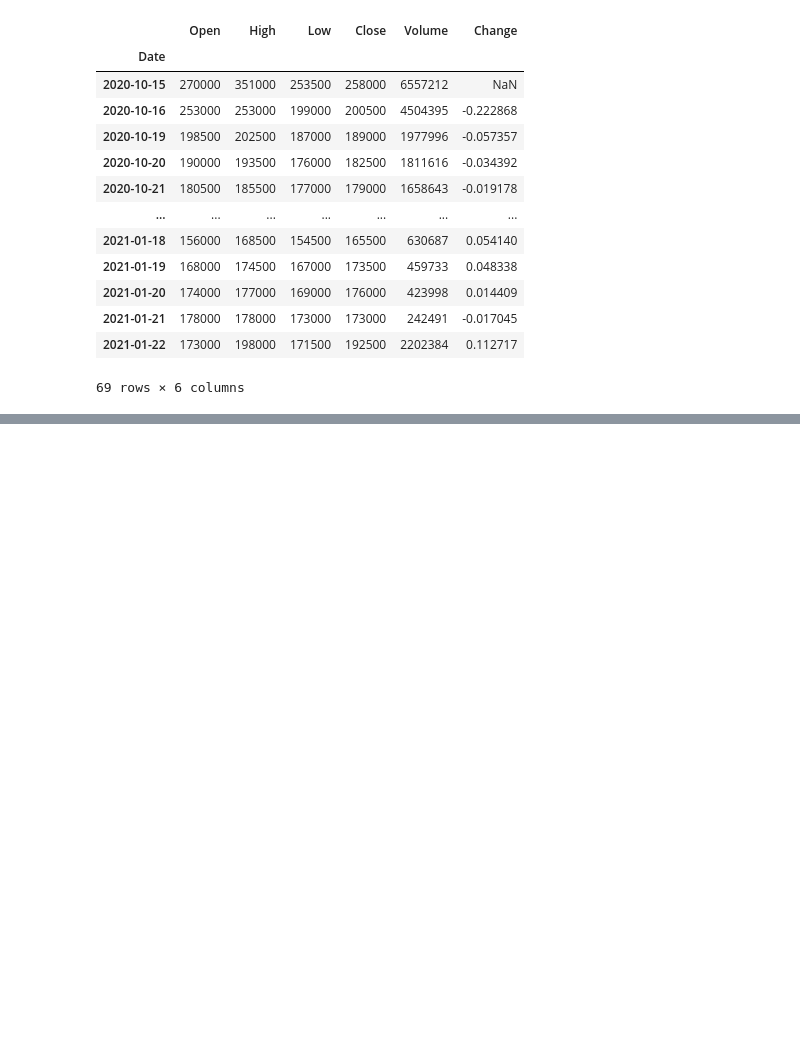
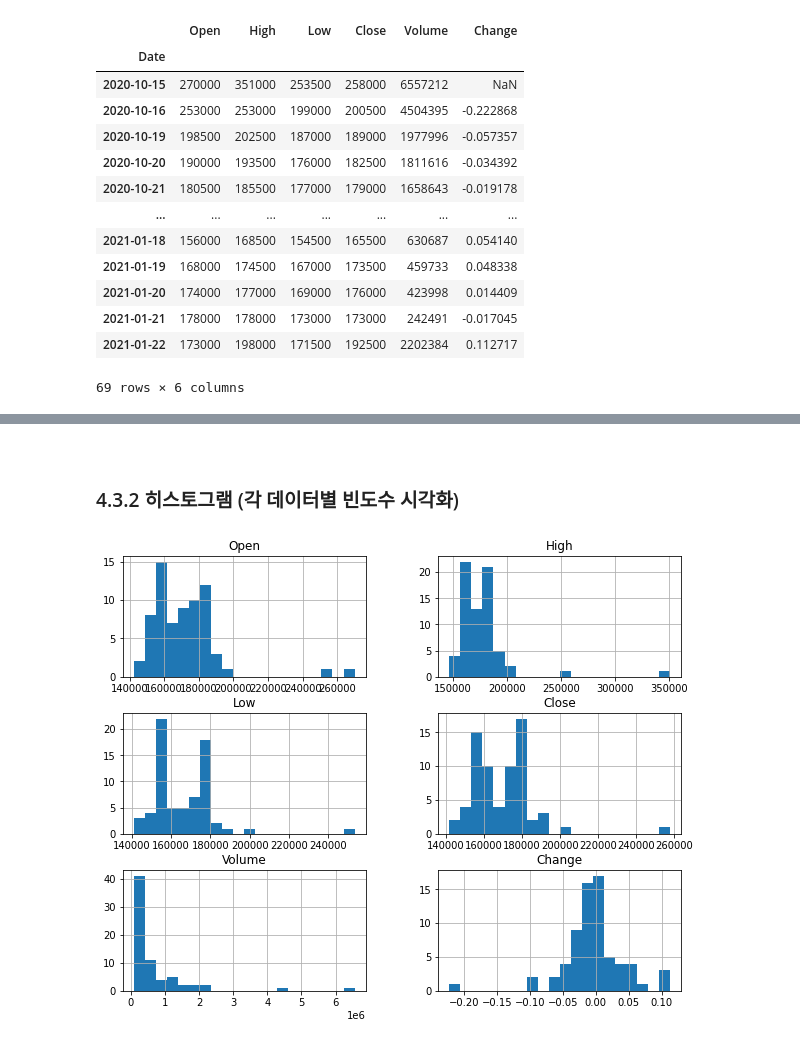
Before and after one commit to zgotter/financial-data-analysis-with-python, a Jupyter notebook: 04_daily-issue-price-analysis.ipynb, the cells around one changed output, grey strips where cells are left out. Saved outputs shown, nothing was run; the diff lists cells and outputs as text; code cells hidden in the pictures; blank space fills up the shorter version.

```diff
--- a/04_daily-issue-price-analysis.ipynb
+++ b/04_daily-issue-price-analysis.ipynb
@@ -207,0 +249,8 @@ find_item_list('빅히트')
+# %% [markdown]
+<br>
+
+### 4.3.2 히스토그램 (각 데이터별 빈도수 시각화)
+# %%
+h = stock_daily.hist(figsize=(10,8), bins=20)
+# %% [output]
+[figure, added]
```
Also changed, not shown: parts of 12 cells of this notebook.
